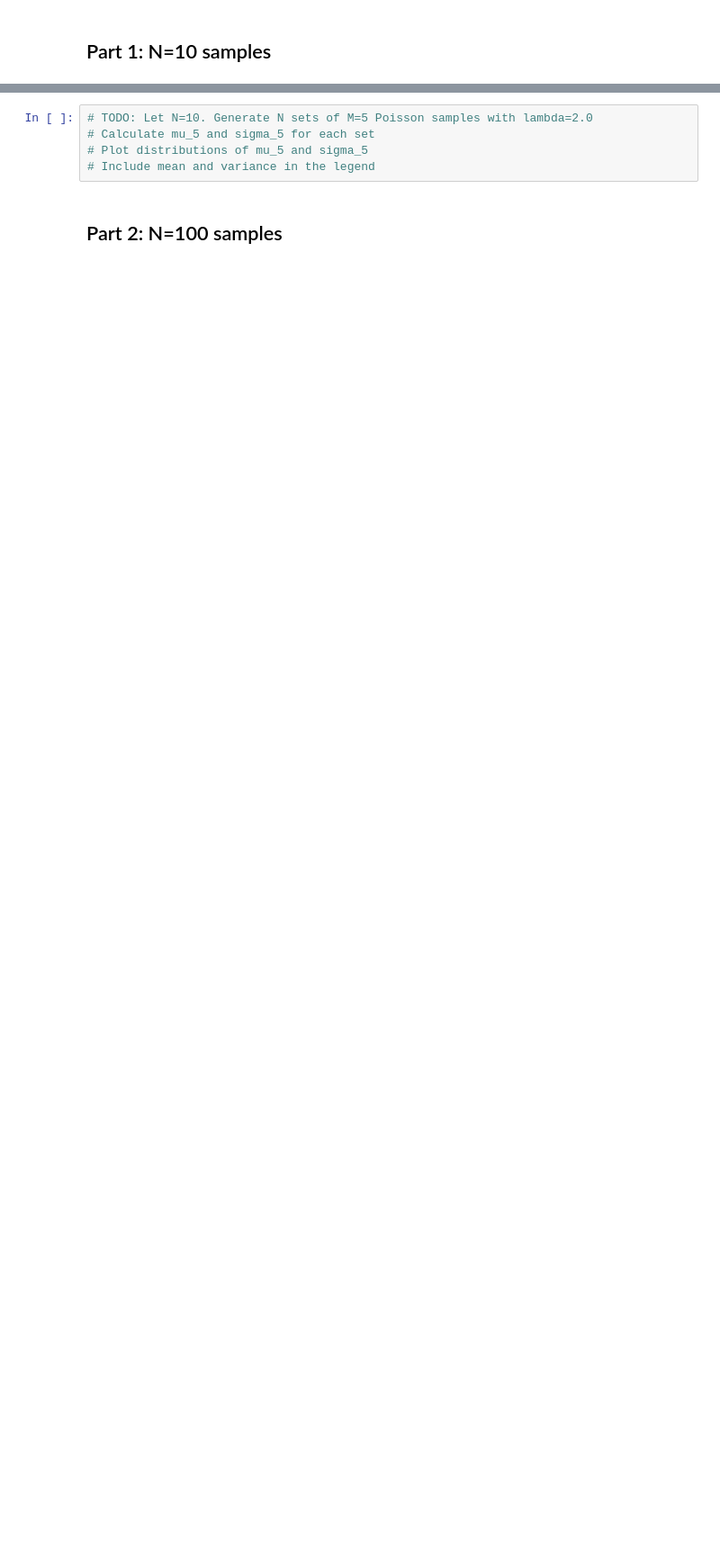
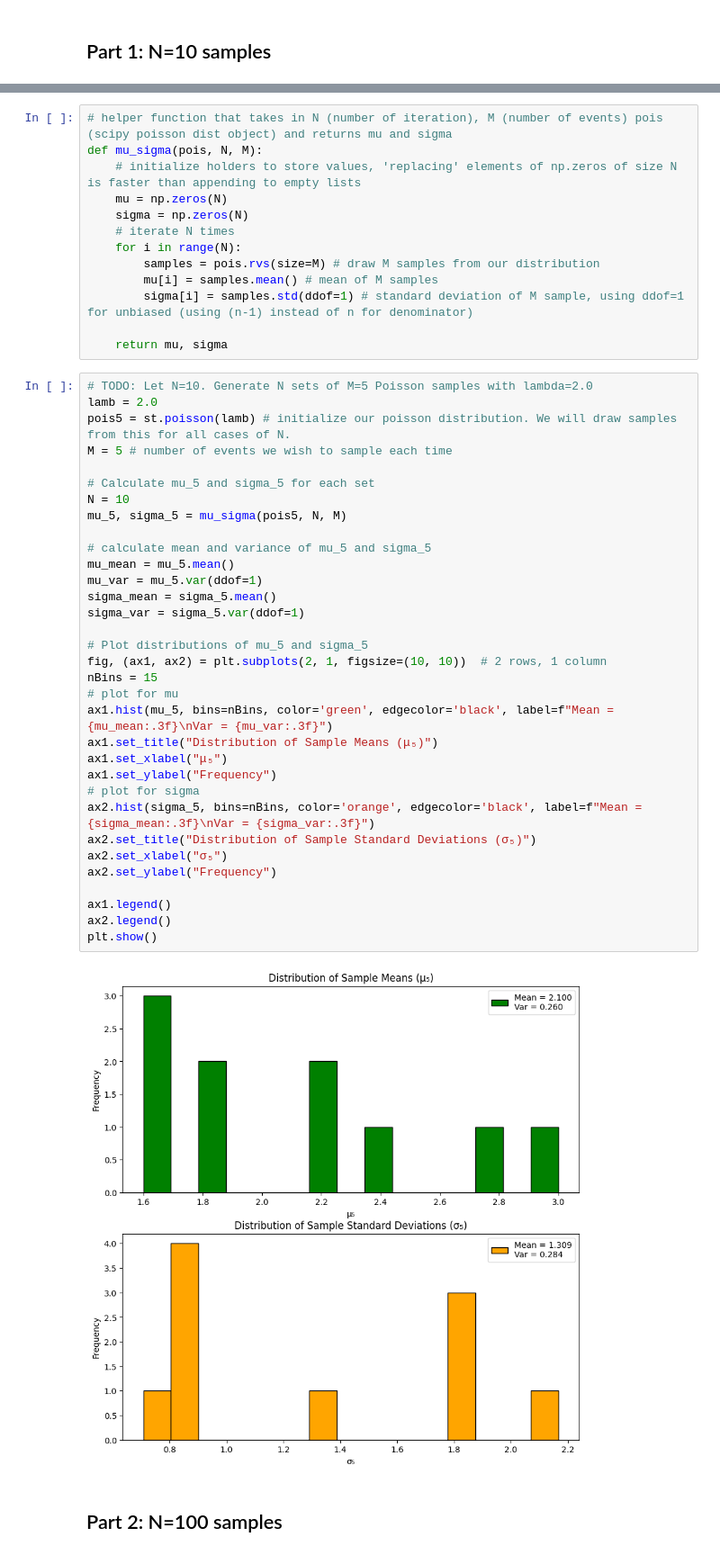
Before and after one commit to oeatmik/Phys434_Lab_1, a Jupyter notebook: lab_2_template.ipynb, the cells around one changed output, grey strips where cells are left out. Shown at 90% size. Drawn from its saved outputs; the diff is of its cells as text; blank space fills up the shorter version.

Commit message:
forgot to push lab2 to git, better late than never!

```diff
--- a/lab_2_template.ipynb
+++ b/lab_2_template.ipynb
@@ -134,8 +224,51 @@ Generate a M=5 event sample using built-in Poisson distributions in scipy with $
+# %%
+# helper function that takes in N (number of iteration), M (number of events) pois (scipy poisson dist object) and returns mu and sigma
+def mu_sigma(pois, N, M):
+    # initialize holders to store values, 'replacing' elements of np.zeros of size N is faster than appending to empty lists
+    mu = np.zeros(N)
+    sigma = np.zeros(N)
+    # iterate N times
+    for i in range(N):
+        samples = pois.rvs(size=M) # draw M samples from our distribution
+        mu[i] = samples.mean() # mean of M samples
+        sigma[i] = samples.std(ddof=1) # standard deviation of M sample, using ddof=1 for unbiased (using (n-1) instead of n for denominator)
+
+    return mu, sigma
 # %%
 # TODO: Let N=10. Generate N sets of M=5 Poisson samples with lambda=2.0
+lamb = 2.0
+pois5 = st.poisson(lamb) # initialize our poisson distribution. We will draw samples from this for all cases of N.
+M = 5 # number of events we wish to sample each time
+
 # Calculate mu_5 and sigma_5 for each set
+N = 10
+mu_5, sigma_5 = mu_sigma(pois5, N, M)
+
+# calculate mean and variance of mu_5 and sigma_5
+mu_mean = mu_5.mean()
+mu_var = mu_5.var(ddof=1)
+sigma_mean = sigma_5.mean()
+sigma_var = sigma_5.var(ddof=1)
+
 # Plot distributions of mu_5 and sigma_5
-# Include mean and variance in the legend
+fig, (ax1, ax2) = plt.subplots(2, 1, figsize=(10, 10))  # 2 rows, 1 column
+nBins = 15
+# plot for mu
+ax1.hist(mu_5, bins=nBins, color='green', edgecolor='black', label=f"Mean = {mu_mean:.3f}\nVar = {mu_var:.3f}")
+ax1.set_title("Distribution of Sample Means (μ₅)")
+ax1.set_xlabel("μ₅")
+ax1.set_ylabel("Frequency")
+# plot for sigma
+ax2.hist(sigma_5, bins=nBins, color='orange', edgecolor='black', label=f"Mean = {sigma_mean:.3f}\nVar = {sigma_var:.3f}")
+ax2.set_title("Distribution of Sample Standard Deviations (σ₅)")
+ax2.set_xlabel("σ₅")
+ax2.set_ylabel("Frequency")
+
+ax1.legend()
+ax2.legend()
+plt.show()
+# %% [output]
+[figure, added]
 # %% [markdown]
 ## Part 2: N=100 samples
 # %%
```
Also changed, not shown: parts of 19 cells of this notebook.
